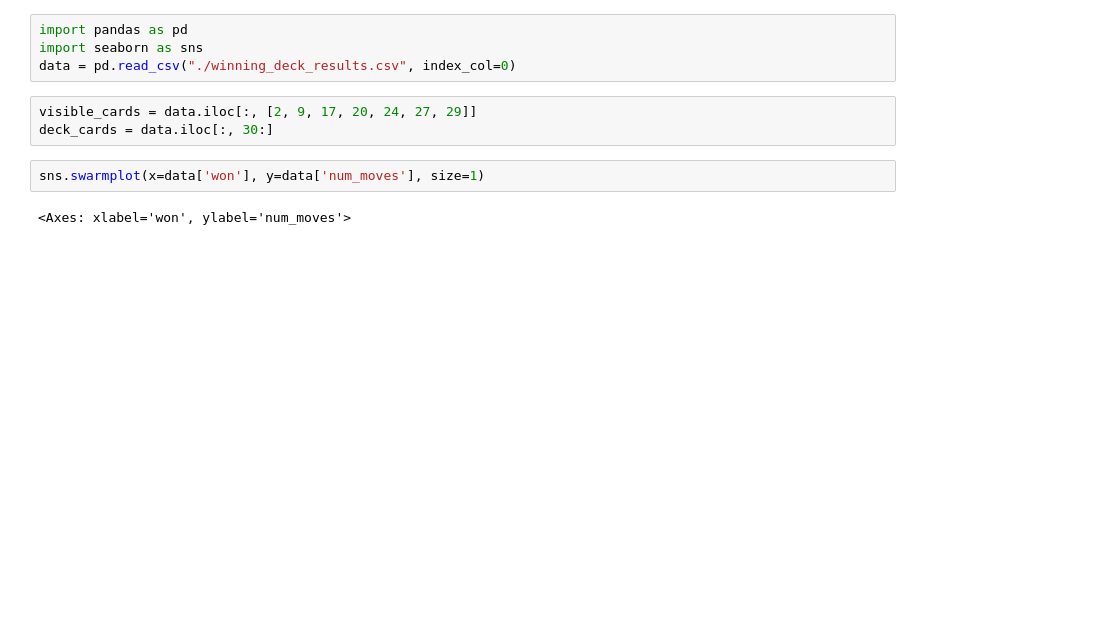
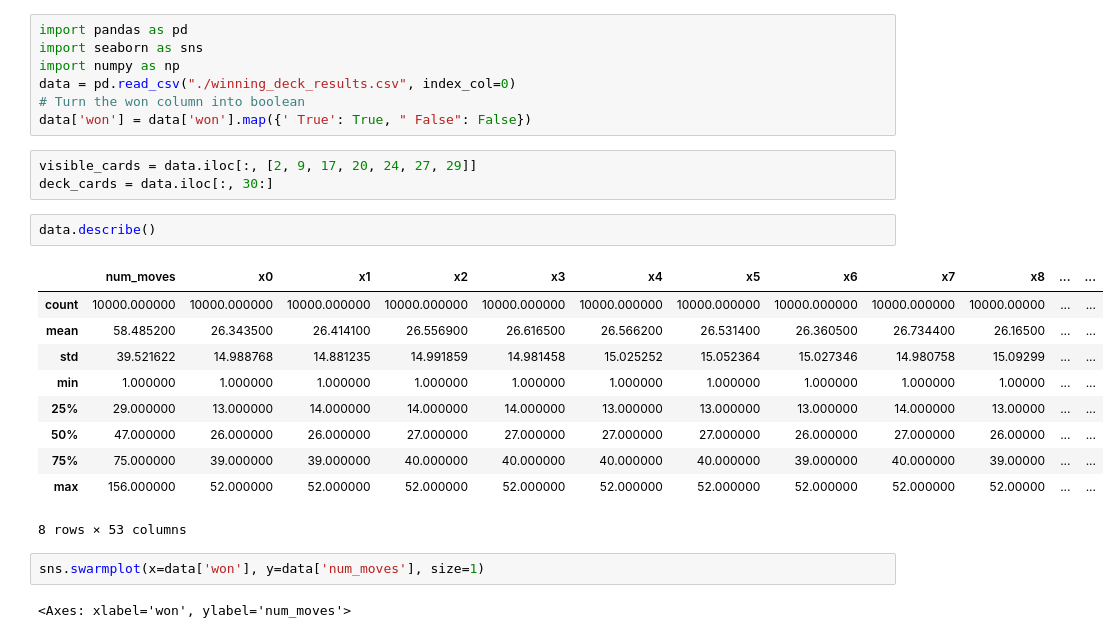
Before and after one commit to Ben2445Fun/solitaire-ai, a Jupyter notebook: testing.ipynb, the cells around one changed output. Drawn from its saved outputs; the diff is of its cells as text; blank space fills up the shorter version.

```diff
--- a/testing.ipynb
+++ b/testing.ipynb
@@ -1,10 +1,26 @@
 # %%
 import pandas as pd
 import seaborn as sns
+import numpy as np
 data = pd.read_csv("./winning_deck_results.csv", index_col=0)
+# Turn the won column into boolean
+data['won'] = data['won'].map({' True': True, " False": False})
 # %%
 visible_cards = data.iloc[:, [2, 9, 17, 20, 24, 27, 29]]
 deck_cards = data.iloc[:, 30:]
+# %%
+data.describe()
+# %% [output]
+|  | num_moves | x0 | x1 | x2 | x3 | x4 | x5 | x6 | x7 | x8 | ... | ... |
+| count | 10000.000000 | 10000.000000 | 10000.000000 | 10000.000000 | 10000.000000 | 10000.000000 | 10000.000000 | 10000.000000 | 10000.000000 | 10000.00000 | ... | ... |
+| mean | 58.485200 | 26.343500 | 26.414100 | 26.556900 | 26.616500 | 26.566200 | 26.531400 | 26.360500 | 26.734400 | 26.16500 | ... | ... |
+| std | 39.521622 | 14.988768 | 14.881235 | 14.991859 | 14.981458 | 15.025252 | 15.052364 | 15.027346 | 14.980758 | 15.09299 | ... | ... |
+| min | 1.000000 | 1.000000 | 1.000000 | 1.000000 | 1.000000 | 1.000000 | 1.000000 | 1.000000 | 1.000000 | 1.00000 | ... | ... |
+| 25% | 29.000000 | 13.000000 | 14.000000 | 14.000000 | 14.000000 | 13.000000 | 13.000000 | 13.000000 | 14.000000 | 13.00000 | ... | ... |
+| 50% | 47.000000 | 26.000000 | 26.000000 | 27.000000 | 27.000000 | 27.000000 | 27.000000 | 26.000000 | 27.000000 | 26.00000 | ... | ... |
+| 75% | 75.000000 | 39.000000 | 39.000000 | 40.000000 | 40.000000 | 40.000000 | 40.000000 | 39.000000 | 40.000000 | 39.00000 | ... | ... |
+| max | 156.000000 | 52.000000 | 52.000000 | 52.000000 | 52.000000 | 52.000000 | 52.000000 | 52.000000 | 52.000000 | 52.00000 | ... | ... |
+8 rows × 53 columns
 # %%
 sns.swarmplot(x=data['won'], y=data['num_moves'], size=1)
 # %% [output]
```
Also changed, not shown: parts of 7 cells of this notebook.
